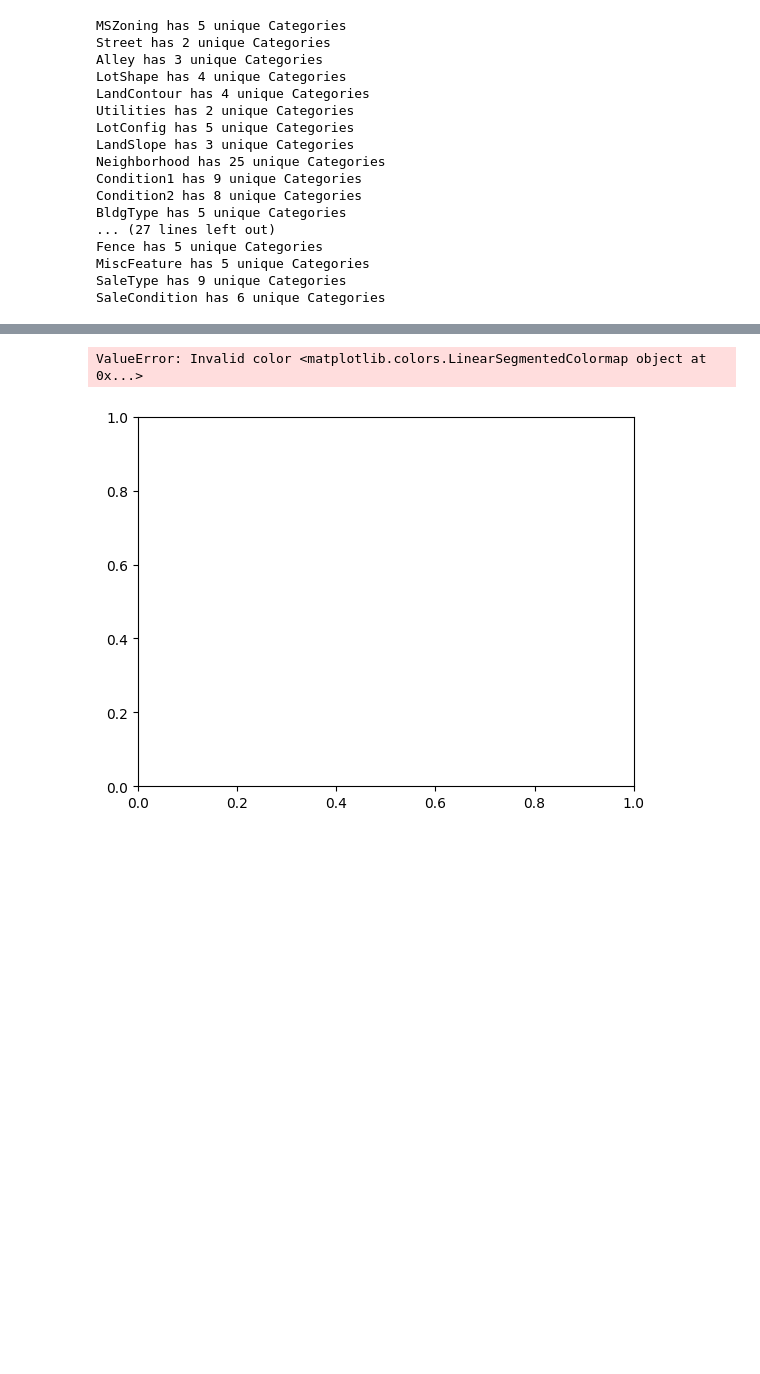
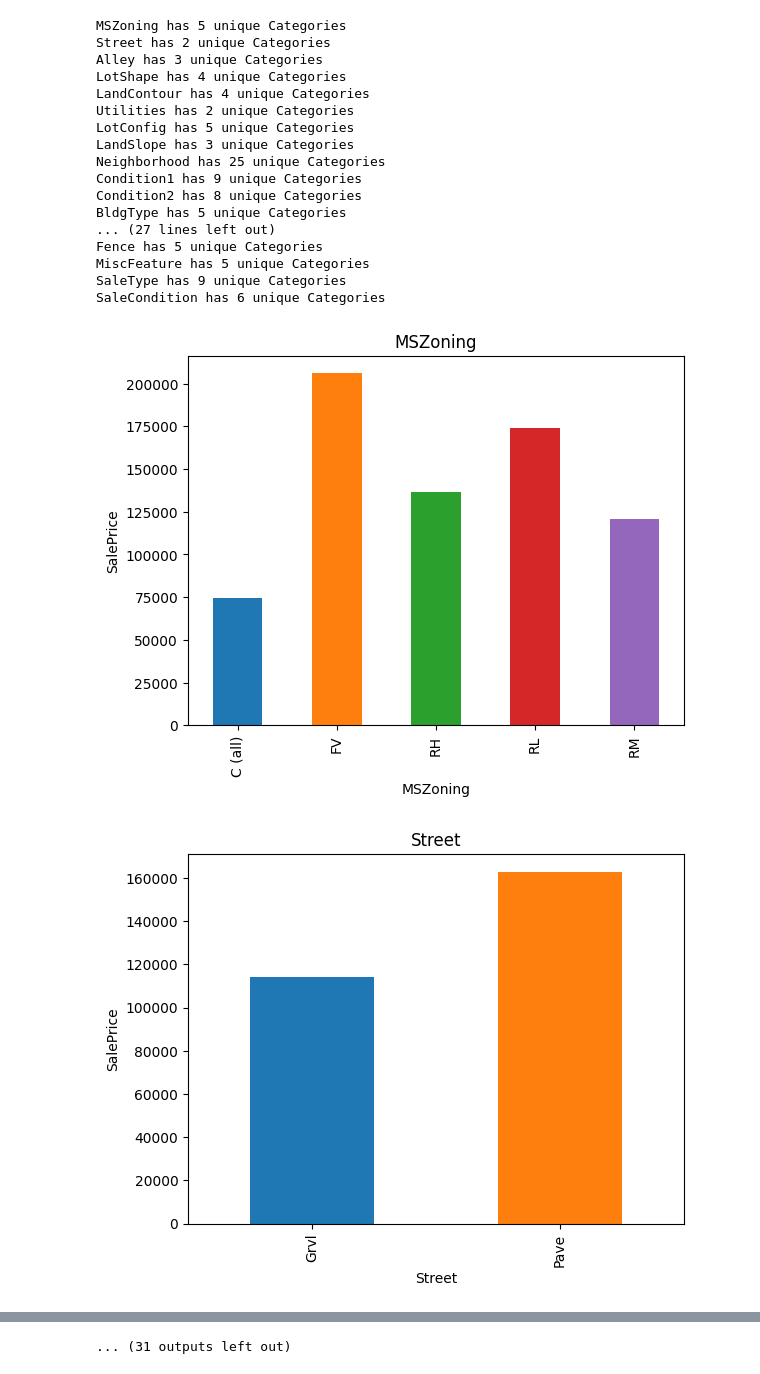
Before and after one commit to MohamedAsif08/Advance_House_price_prediction, a Jupyter notebook: EDA.ipynb, the cells around one changed output, grey strips where cells are left out. Saved outputs shown, nothing was run; the diff lists cells and outputs as text; code cells hidden in the pictures; blank space fills up the shorter version.

```diff
--- a/EDA.ipynb
+++ b/EDA.ipynb
@@ -243,10 +243,12 @@ SaleType has 9 unique Categories
 SaleCondition has 6 unique Categories
 # %%
 for feature in categorical_fea:
-    colors = plt.cm.coolwarm
+    colors = plt.cm.tab10.colors
     data.groupby(feature)['SalePrice'].median().plot.bar(color = colors)
     plt.xlabel(feature)
     plt.ylabel('SalePrice')
     plt.title(feature)
     plt.show()
 # %% [output]
+[figure, new version]
+[figure, added]
@@ -253,2 +265 @@ for feature in categorical_fea:
-ValueError: Invalid color <matplotlib.colors.LinearSegmentedColormap object at 0x...>
+... (31 outputs left out)
-[figure, old version]
```
Also changed, not shown: parts of 1 cell of this notebook, 1 other file.
